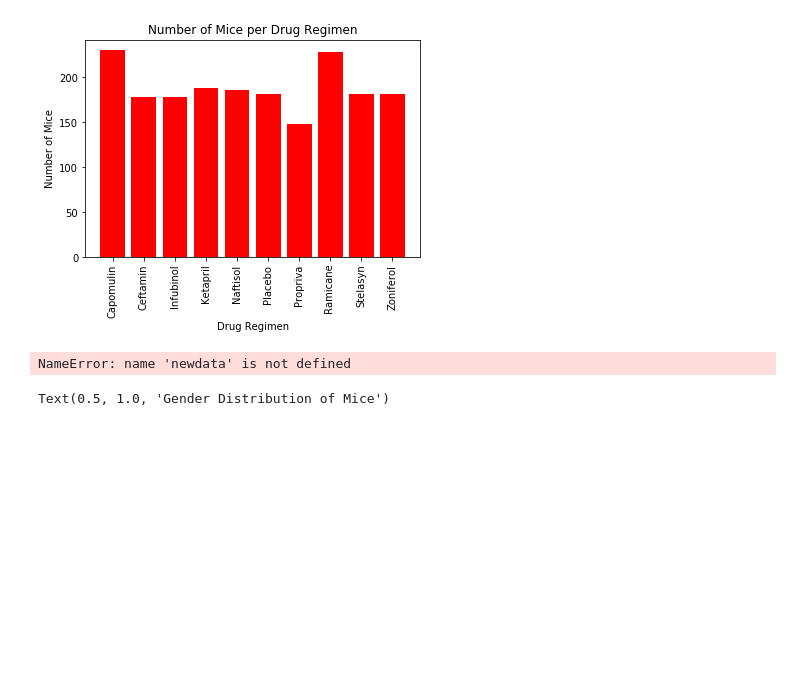
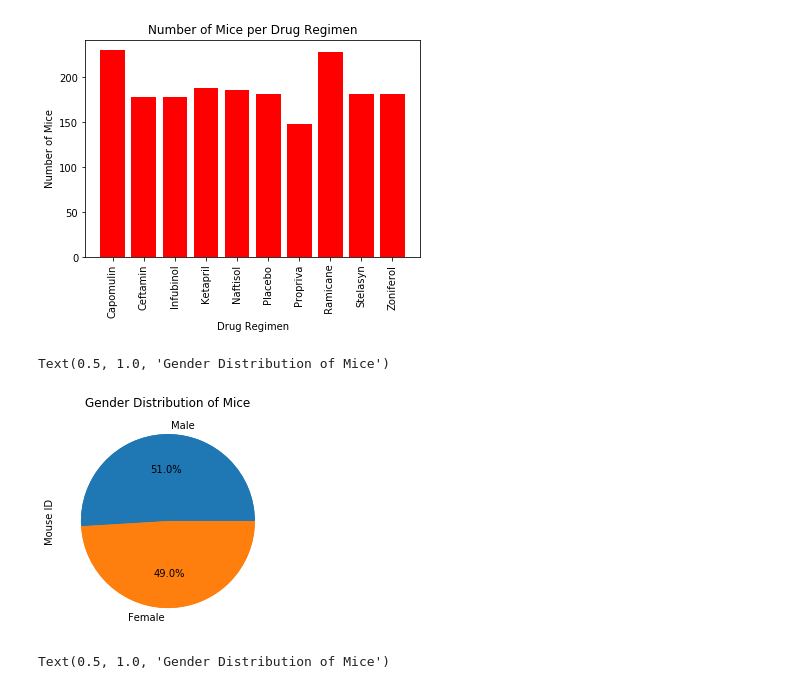
Before and after one commit to debrawu/matplotlib-challenge, a Jupyter notebook: Pymaceuticals/pymaceuticals_starter.ipynb, the cells around one changed output. Saved outputs shown, nothing was run; the diff lists cells and outputs as text; code cells hidden in the pictures; blank space fills up the shorter version.

Commit message:
redid pie plot

```diff
--- a/Pymaceuticals/pymaceuticals_starter.ipynb
+++ b/Pymaceuticals/pymaceuticals_starter.ipynb
@@ -175,31 +176,28 @@ Text(0.5, 0, 'Drug Regimen')
 # %%
 # Generate a pie plot showing the distribution of female versus male mice using pandas
 
 #find the number of mice per gender
 mice_per_gender = single_mouse.groupby(['Sex']).count()['Mouse ID']
 
 mice_per_gender = single_mouse.groupby(['Sex']).count()['Mouse ID']
 
 mice_per_gender
 
 
-print(newdata)
-
-num_male = newdata.iloc[1,1]
-num_female = newdata.iloc[0,1]
-
-# male_label = newdata.iloc[1,0]
-# female_label = newdata.iloc[0,0]
+num_male = 958
+num_female = 922
+labels = ['Male', 'Female']
 
 counts = [num_male, num_female]
 
 #plot using pandas
-mice_per_gender.plot.pie(y='counts')
+mice_per_gender.plot.pie(y='counts', labels=labels)
 
 plt.pie(counts, autopct='%1.1f%%')
 plt.title('Gender Distribution of Mice')
 # %% [output]
-NameError: name 'newdata' is not defined
+Text(0.5, 1.0, 'Gender Distribution of Mice')
+[figure, added]
 # %%
 # Generate a pie plot showing the distribution of female versus male mice using pyplot
 
```
Also changed, not shown: parts of 3 cells of this notebook.
